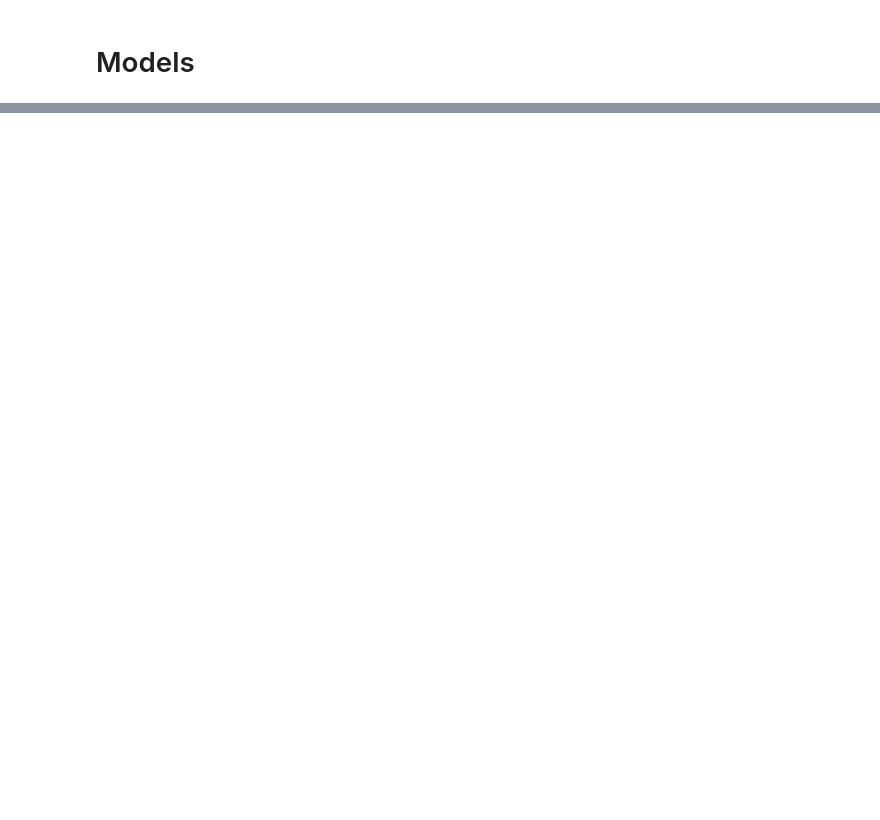
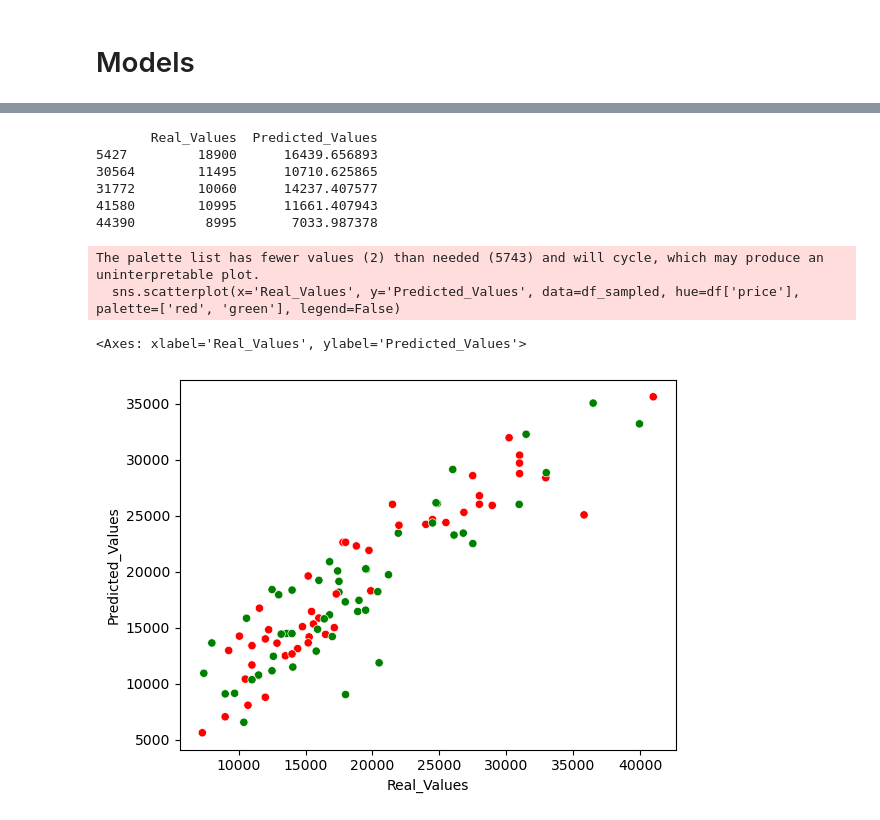
Before and after one commit to nikiforovandreiv/AssistantSystem, a Jupyter notebook: EDA + ML on Car Prices.ipynb, the cells around one changed output, grey strips where cells are left out. Saved outputs shown, nothing was run; the diff lists cells and outputs as text; code cells hidden in the pictures; blank space fills up the shorter version.

```diff
--- a/EDA + ML on Car Prices.ipynb
+++ b/EDA + ML on Car Prices.ipynb
@@ -874,0 +739,26 @@ Predicted Value for Support Vector Regressor is: [16213.77980137 18135.73915235
+# %%
+df_pred = pd.DataFrame({'Real_Values': y_test, 'Predicted_Values': linear_reg_predictions})
+
+# Sample 100 random values from df_pred
+sample_size = 100
+random_indices = random.sample(range(len(df_pred)), sample_size)
+
+# Create a DataFrame with the sampled values
+df_sampled = df_pred.iloc[random_indices]
+
+# Display the sampled DataFrame
+print(df_sampled.head())
+
+# Plot the scatter plot for the sampled values
+sns.scatterplot(x='Real_Values', y='Predicted_Values', data=df_sampled, hue=df['price'], palette=['red', 'green'], legend=False)
+# %% [output]
+       Real_Values  Predicted_Values
+5427         18900      16439.656893
+30564        11495      10710.625865
+31772        10060      14237.407577
+41580        10995      11661.407943
+44390         8995       7033.987378
+The palette list has fewer values (2) than needed (5743) and will cycle, which may produce an uninterpretable plot.
+  sns.scatterplot(x='Real_Values', y='Predicted_Values', data=df_sampled, hue=df['price'], palette=['red', 'green'], legend=False)
+<Axes: xlabel='Real_Values', ylabel='Predicted_Values'>
+[figure, added]
```
Also changed, not shown: parts of 77 cells of this notebook, 45 other files.
